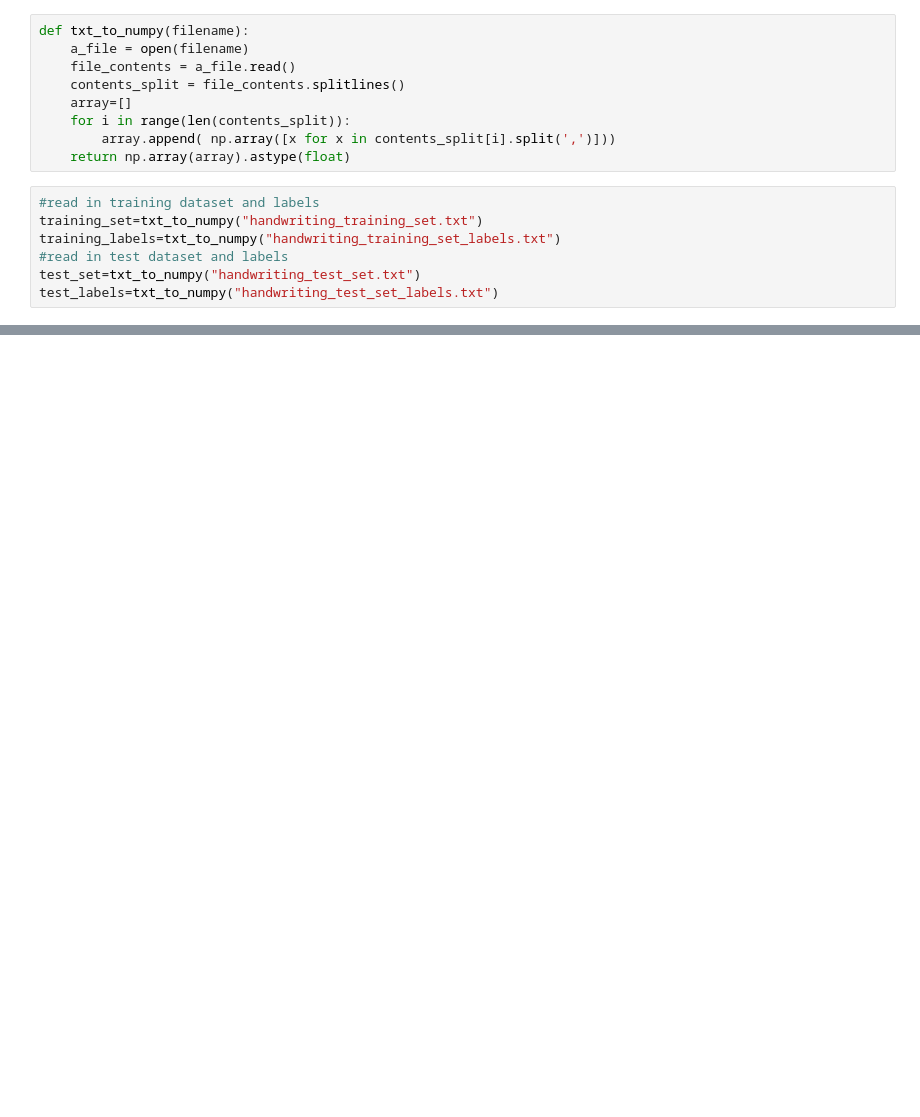
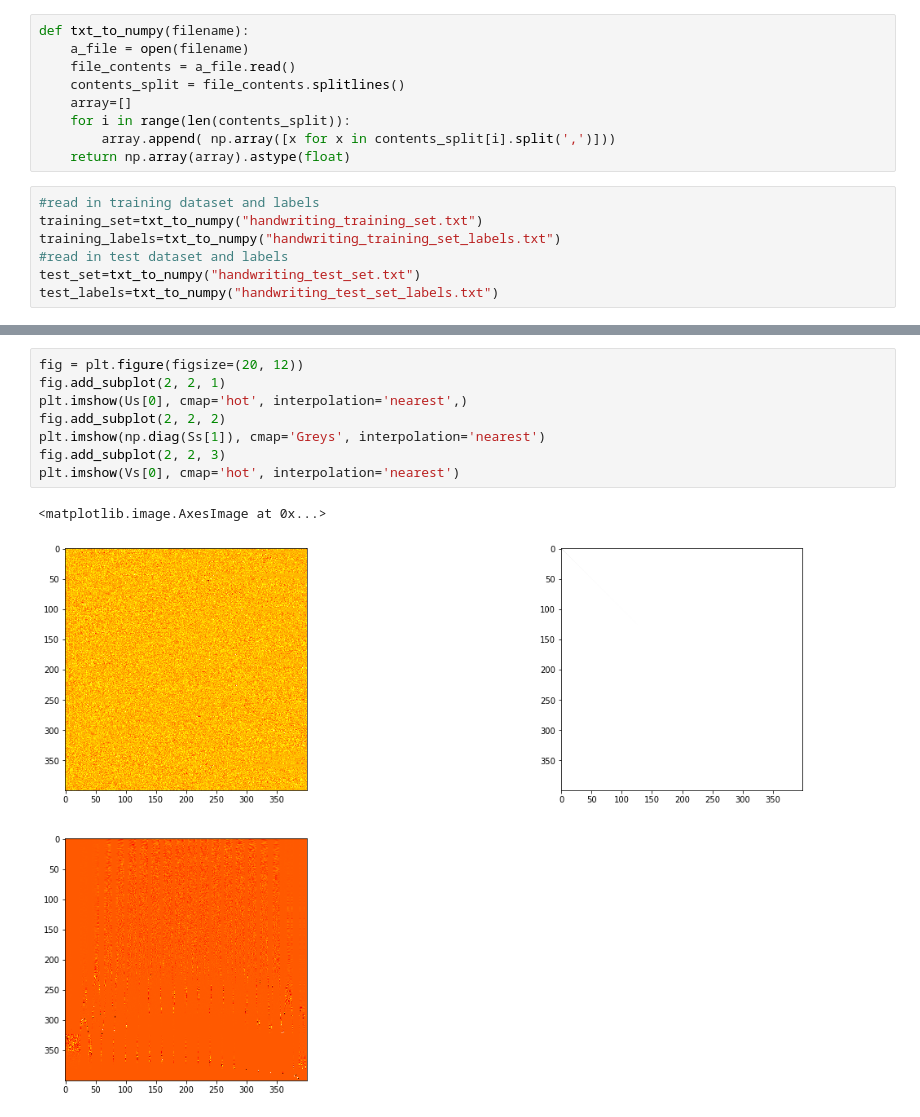
Before and after one commit to qherm/math425-final-project, a Jupyter notebook: Problem 3.ipynb, the cells around one changed output, grey strips where cells are left out. Drawn from its saved outputs; the diff is of its cells as text; blank space fills up the shorter version.

```diff
--- a/Problem 3.ipynb
+++ b/Problem 3.ipynb
@@ -50,3 +61,14 @@ Vs=np.array(R_singular_vectors).astype(float)
+# %%
+fig = plt.figure(figsize=(20, 12))
+fig.add_subplot(2, 2, 1)
+plt.imshow(Us[0], cmap='hot', interpolation='nearest',)
+fig.add_subplot(2, 2, 2)
+plt.imshow(np.diag(Ss[1]), cmap='Greys', interpolation='nearest')
+fig.add_subplot(2, 2, 3)
+plt.imshow(Vs[0], cmap='hot', interpolation='nearest')
+# %% [output]
+<matplotlib.image.AxesImage at 0x...>
+[figure, added]
 # %%
 #This structure allows us to use nested indicies to reference parts of the various svds computed
 # For instance the first unitary vector for digit 0 is Us[0][1] etc,
```
Also changed, not shown: parts of 4 cells of this notebook.
